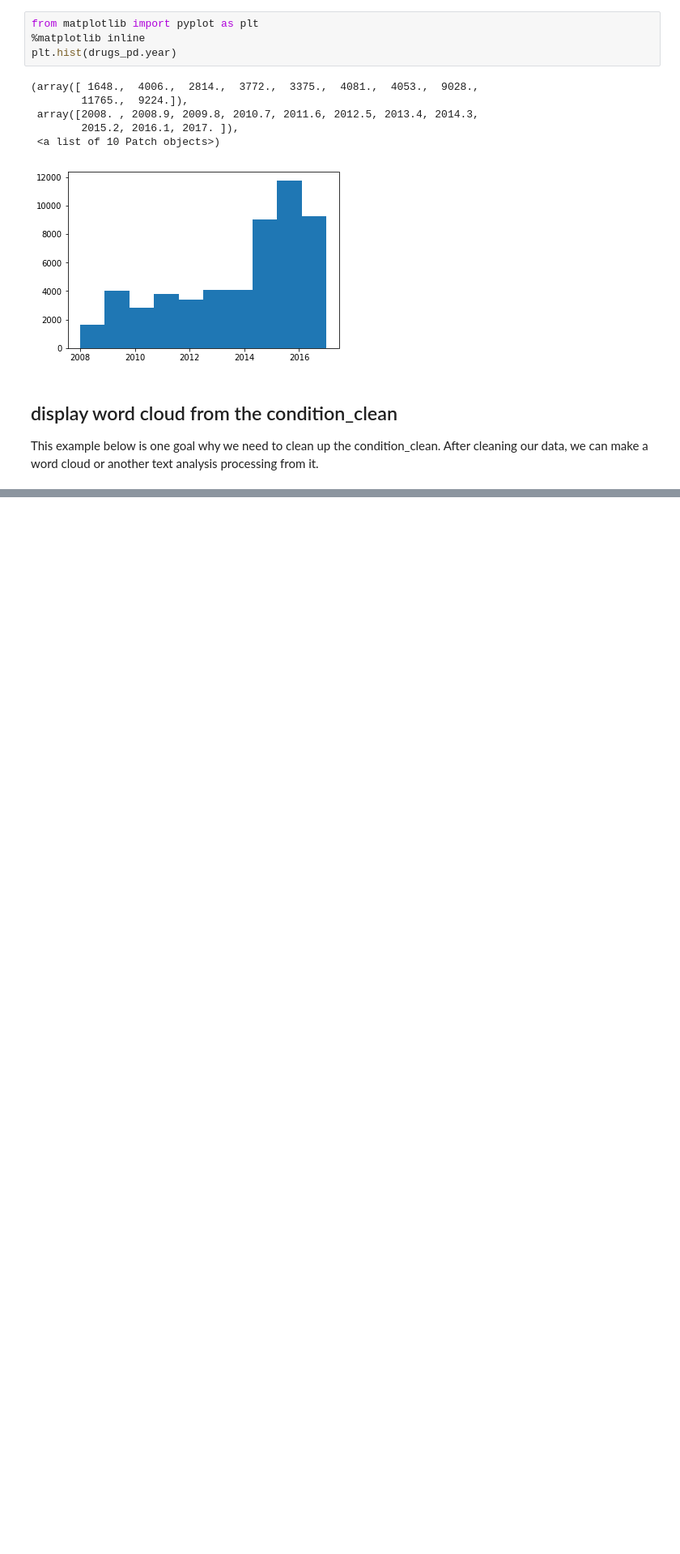
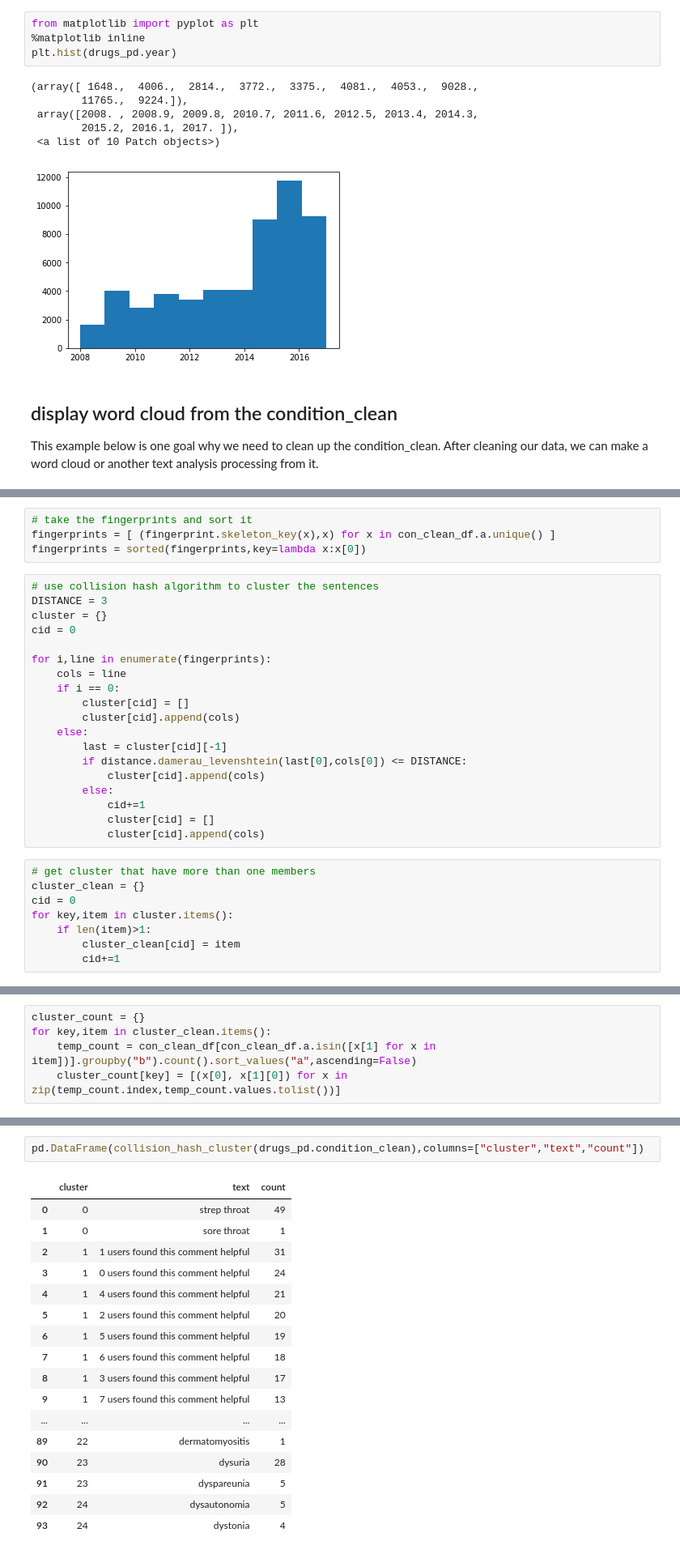
Before and after one commit to nikolausn/Data_Cleaning_Python_Exercise, a Jupyter notebook: Data Cleaning Exercise in Python.ipynb, the cells around one changed output, grey strips where cells are left out. Shown at 81% size. Saved outputs shown, nothing was run; the diff lists cells and outputs as text; blank space fills up the shorter version.

Commit message:
add cluster operation

```diff
--- a/Data Cleaning Exercise in Python.ipynb
+++ b/Data Cleaning Exercise in Python.ipynb
@@ -331,0 +362,31 @@ plt.show()
+# %%
+# take the fingerprints and sort it
+fingerprints = [ (fingerprint.skeleton_key(x),x) for x in con_clean_df.a.unique() ]
+fingerprints = sorted(fingerprints,key=lambda x:x[0])
+# %%
+# use collision hash algorithm to cluster the sentences
+DISTANCE = 3
+cluster = {}
+cid = 0
+
+for i,line in enumerate(fingerprints):
+    cols = line
+    if i == 0:
+        cluster[cid] = []
+        cluster[cid].append(cols)
+    else:
+        last = cluster[cid][-1]
+        if distance.damerau_levenshtein(last[0],cols[0]) <= DISTANCE:
+            cluster[cid].append(cols)
+        else:
+            cid+=1
+            cluster[cid] = []
+            cluster[cid].append(cols)
+# %%
+# get cluster that have more than one members
+cluster_clean = {}
+cid = 0
+for key,item in cluster.items():
+    if len(item)>1:
+        cluster_clean[cid] = item
+        cid+=1
@@ -331,0 +413,5 @@ plt.show()
+# %%
+cluster_count = {}
+for key,item in cluster_clean.items():
+    temp_count = con_clean_df[con_clean_df.a.isin([x[1] for x in item])].groupby("b").count().sort_values("a",ascending=False)
+    cluster_count[key] = [(x[0], x[1][0]) for x in zip(temp_count.index,temp_count.values.tolist())]
@@ -331,0 +486,20 @@ plt.show()
+# %%
+pd.DataFrame(collision_hash_cluster(drugs_pd.condition_clean),columns=["cluster","text","count"])
+# %% [output]
+|  | cluster | text | count |
+| 0 | 0 | strep throat | 49 |
+| 1 | 0 | sore throat | 1 |
+| 2 | 1 | 1 users found this comment helpful | 31 |
+| 3 | 1 | 0 users found this comment helpful | 24 |
+| 4 | 1 | 4 users found this comment helpful | 21 |
+| 5 | 1 | 2 users found this comment helpful | 20 |
+| 6 | 1 | 5 users found this comment helpful | 19 |
+| 7 | 1 | 6 users found this comment helpful | 18 |
+| 8 | 1 | 3 users found this comment helpful | 17 |
+| 9 | 1 | 7 users found this comment helpful | 13 |
+| ... | ... | ... | ... |
+| 89 | 22 | dermatomyositis | 1 |
+| 90 | 23 | dysuria | 28 |
+| 91 | 23 | dyspareunia | 5 |
+| 92 | 24 | dysautonomia | 5 |
+| 93 | 24 | dystonia | 4 |
```
Also changed, not shown: parts of 24 cells of this notebook.
